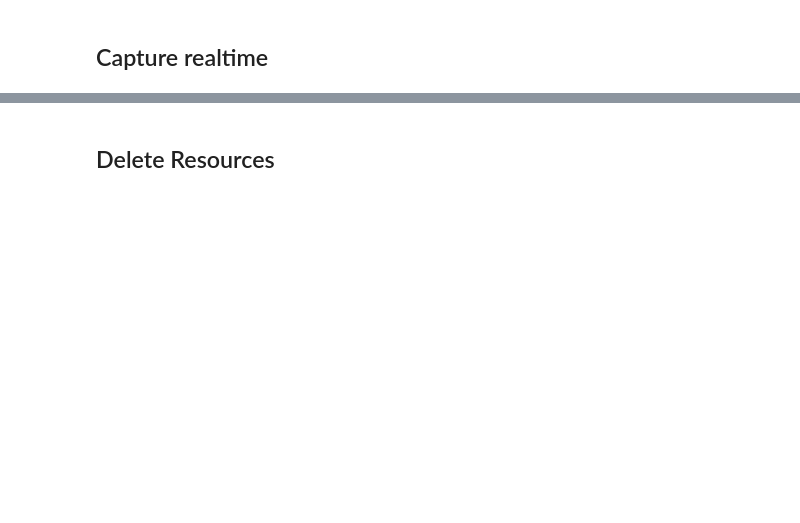
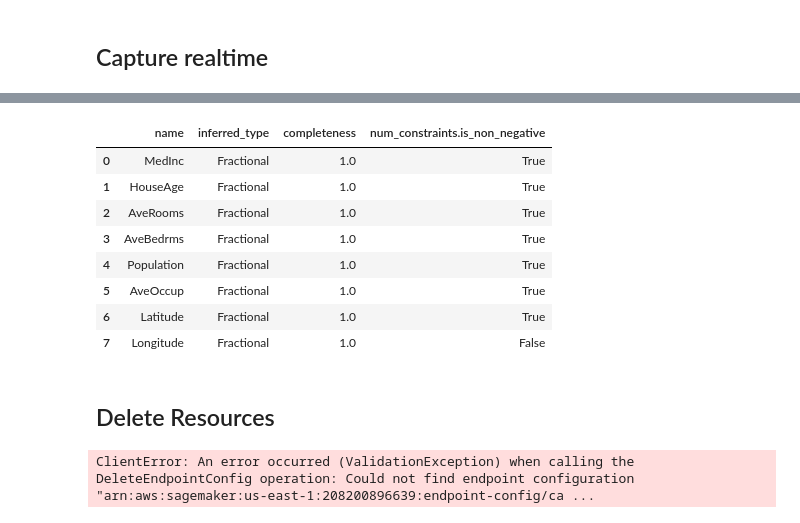
Before and after one commit to ernane/scikit-learn-bring-your-own-model, a Jupyter notebook: sagemaker.ipynb, the cells around one changed output, grey strips where cells are left out. Cells and saved outputs as stored; diff of their text form; code cells hidden in the pictures; blank space fills up the shorter version.

```diff
--- a/sagemaker.ipynb
+++ b/sagemaker.ipynb
@@ -262,0 +507,13 @@ print(json.dumps(json.loads(capture_file.split("\n")[0]), indent=2)[:1000])
+# %%
+constraints_df = pd.json_normalize(baseline_job.suggested_constraints().body_dict["features"])
+constraints_df.head(10)
+# %% [output]
+|  | name | inferred_type | completeness | num_constraints.is_non_negative |
+| 0 | MedInc | Fractional | 1.0 | True |
+| 1 | HouseAge | Fractional | 1.0 | True |
+| 2 | AveRooms | Fractional | 1.0 | True |
+| 3 | AveBedrms | Fractional | 1.0 | True |
+| 4 | Population | Fractional | 1.0 | True |
+| 5 | AveOccup | Fractional | 1.0 | True |
+| 6 | Latitude | Fractional | 1.0 | True |
+| 7 | Longitude | Fractional | 1.0 | False |
@@ -279,7 +546,10 @@ def empty_and_delete_model_package(sagemaker_client, mpg_name):
     sagemaker_client.delete_model_package_group(ModelPackageGroupName=mpg_name)
 
 
-model.delete_model()
+# model.delete_model()
+# sm_session.delete_monitoring_schedule("my-monitoring-schedule")
 predictor_realtime.delete_endpoint(delete_endpoint_config=True)
 predictor_serverless.delete_endpoint(delete_endpoint_config=True)
 empty_and_delete_model_package(sm_client, model_name)
+# %% [output]
+ClientError: An error occurred (ValidationException) when calling the DeleteEndpointConfig operation: Could not find endpoint configuration "arn:aws:sagemaker:us-east-1:208200896639:endpoint-config/ca ...
```
Also changed, not shown: parts of 32 cells of this notebook, 3 other files.
